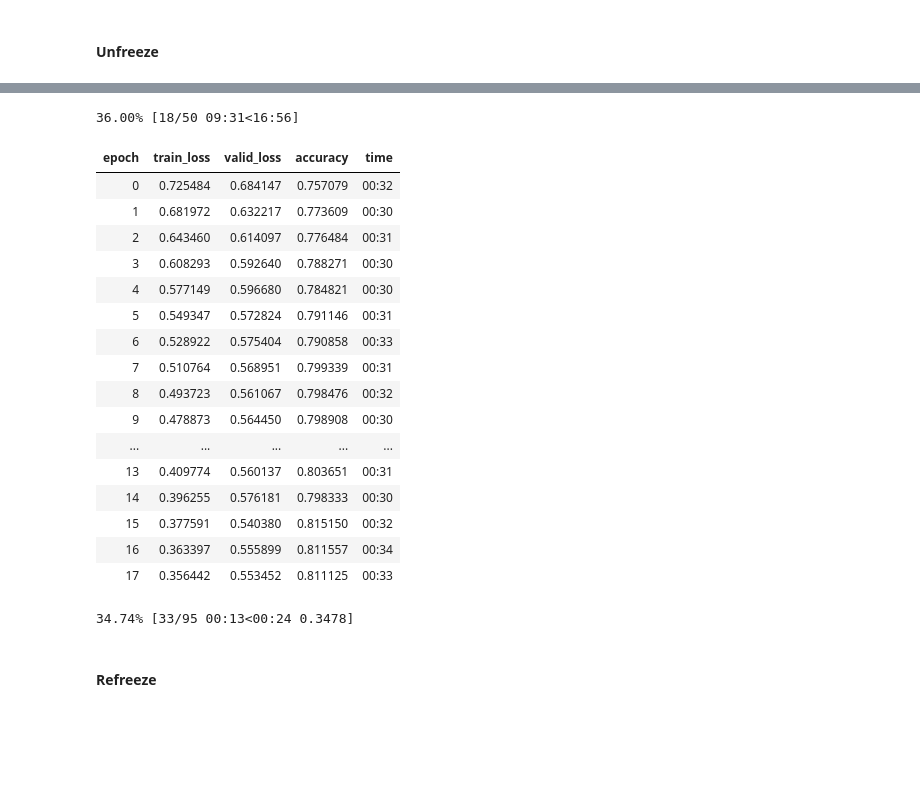
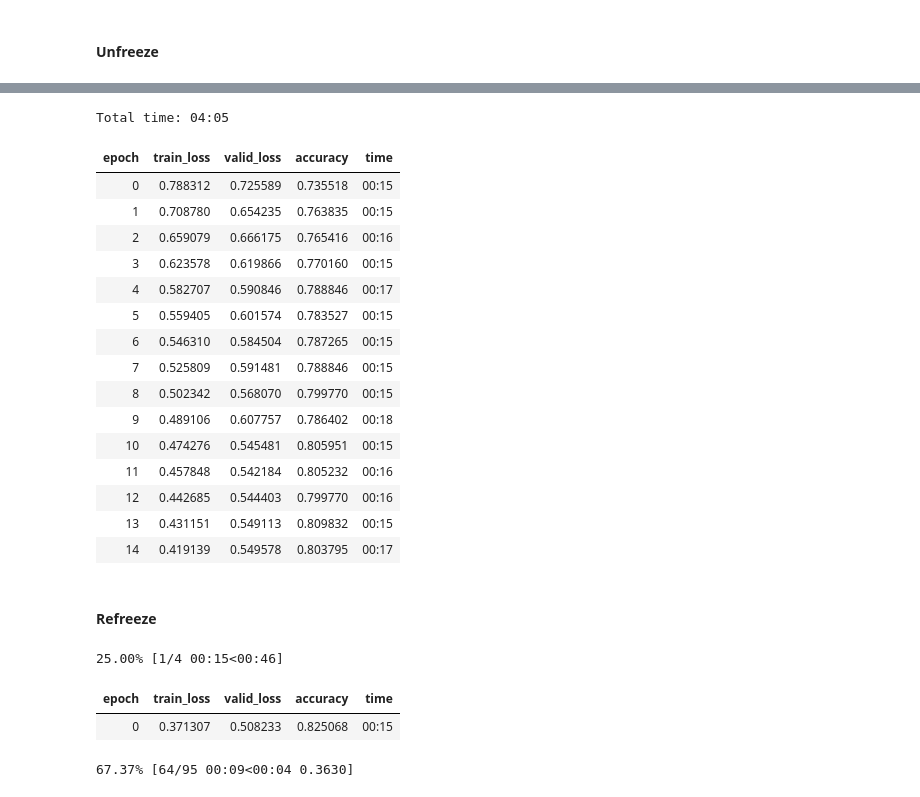
Before and after one commit to qnkhuat/emotion_train, a Jupyter notebook: resnet34-fastai.ipynb, the cells around one changed output, grey strips where cells are left out. Cells and saved outputs as stored; diff of their text form; code cells hidden in the pictures; blank space fills up the shorter version.

```diff
--- a/resnet34-fastai.ipynb
+++ b/resnet34-fastai.ipynb
@@ -154,2 +169,0 @@ lr = 2e-5
-# %%
-learn.fit_one_cycle(20,slice(lr))
@@ -175,22 +170,20 @@ Total time: 09:53
-# %%
-learn.fit(50,lr=10e-5)
-# %% [output]
-36.00% [18/50 09:31<16:56]
-| epoch | train_loss | valid_loss | accuracy | time |
-| 0 | 0.725484 | 0.684147 | 0.757079 | 00:32 |
-| 1 | 0.681972 | 0.632217 | 0.773609 | 00:30 |
-| 2 | 0.643460 | 0.614097 | 0.776484 | 00:31 |
-| 3 | 0.608293 | 0.592640 | 0.788271 | 00:30 |
-| 4 | 0.577149 | 0.596680 | 0.784821 | 00:30 |
-| 5 | 0.549347 | 0.572824 | 0.791146 | 00:31 |
-| 6 | 0.528922 | 0.575404 | 0.790858 | 00:33 |
-| 7 | 0.510764 | 0.568951 | 0.799339 | 00:31 |
-| 8 | 0.493723 | 0.561067 | 0.798476 | 00:32 |
-| 9 | 0.478873 | 0.564450 | 0.798908 | 00:30 |
-| ... | ... | ... | ... | ... |
-| 13 | 0.409774 | 0.560137 | 0.803651 | 00:31 |
-| 14 | 0.396255 | 0.576181 | 0.798333 | 00:30 |
-| 15 | 0.377591 | 0.540380 | 0.815150 | 00:32 |
-| 16 | 0.363397 | 0.555899 | 0.811557 | 00:34 |
-| 17 | 0.356442 | 0.553452 | 0.811125 | 00:33 |
-34.74% [33/95 00:13<00:24 0.3478]
+# %%
+learn.fit(15)
+# %% [output]
+Total time: 04:05
+| epoch | train_loss | valid_loss | accuracy | time |
+| 0 | 0.788312 | 0.725589 | 0.735518 | 00:15 |
+| 1 | 0.708780 | 0.654235 | 0.763835 | 00:15 |
+| 2 | 0.659079 | 0.666175 | 0.765416 | 00:16 |
+| 3 | 0.623578 | 0.619866 | 0.770160 | 00:15 |
+| 4 | 0.582707 | 0.590846 | 0.788846 | 00:17 |
+| 5 | 0.559405 | 0.601574 | 0.783527 | 00:15 |
+| 6 | 0.546310 | 0.584504 | 0.787265 | 00:15 |
+| 7 | 0.525809 | 0.591481 | 0.788846 | 00:15 |
+| 8 | 0.502342 | 0.568070 | 0.799770 | 00:15 |
+| 9 | 0.489106 | 0.607757 | 0.786402 | 00:18 |
+| 10 | 0.474276 | 0.545481 | 0.805951 | 00:15 |
+| 11 | 0.457848 | 0.542184 | 0.805232 | 00:16 |
+| 12 | 0.442685 | 0.544403 | 0.799770 | 00:16 |
+| 13 | 0.431151 | 0.549113 | 0.809832 | 00:15 |
+| 14 | 0.419139 | 0.549578 | 0.803795 | 00:17 |
@@ -199,4 +194,9 @@ learn.fit(50,lr=10e-5)
 # %%
 learn.freeze()
 # %%
-learn.fit_one_cycle(12)
+learn.fit_one_cycle(4)
+# %% [output]
+25.00% [1/4 00:15<00:46]
+| epoch | train_loss | valid_loss | accuracy | time |
+| 0 | 0.371307 | 0.508233 | 0.825068 | 00:15 |
+67.37% [64/95 00:09<00:04 0.3630]
```
Also changed, not shown: parts of 28 cells of this notebook, 2 other files.
